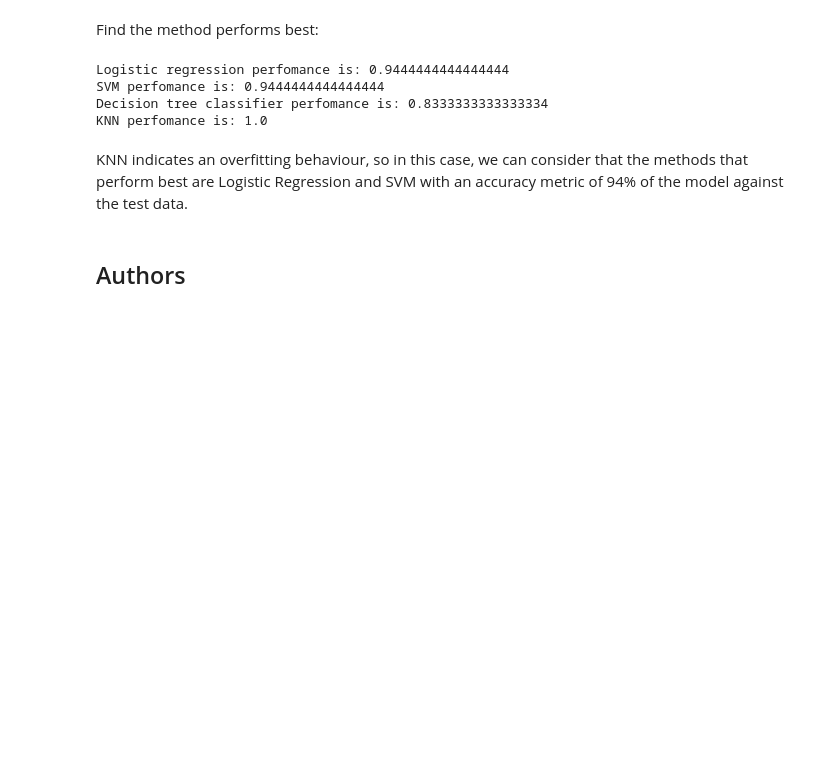
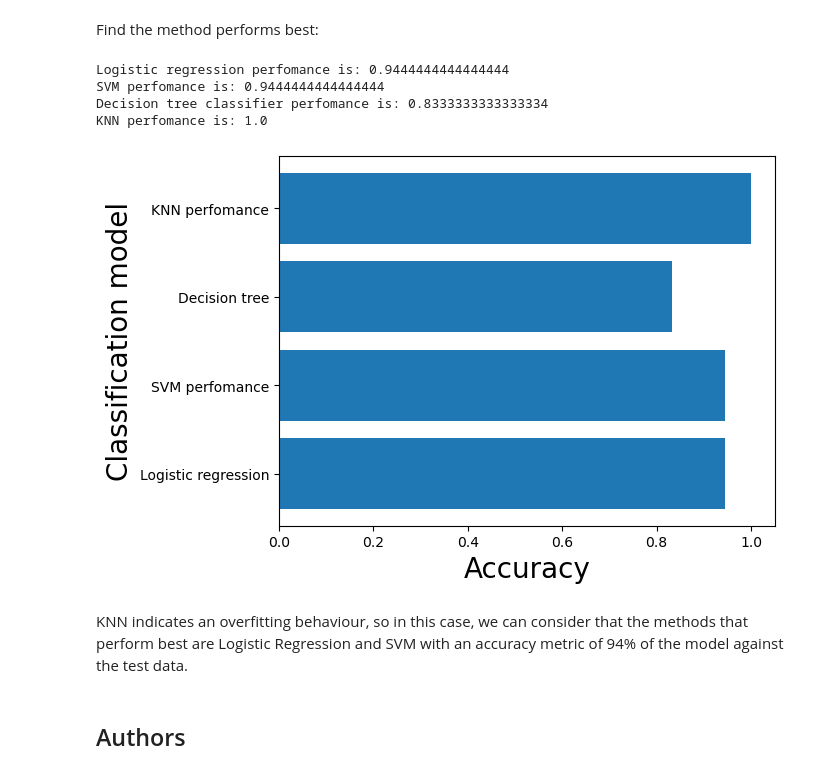
Before and after one commit to Lau397/DataScience_SpaceX, a Jupyter notebook: P7_SpaceX_Machine_Learning_Prediction.ipynb, the cells around one changed output. Cells and saved outputs as stored; diff of their text form; code cells hidden in the pictures; blank space fills up the shorter version.

Commit message:
Modified and fixed code in machine learning model, finished presentations

```diff
--- a/P7_SpaceX_Machine_Learning_Prediction.ipynb
+++ b/P7_SpaceX_Machine_Learning_Prediction.ipynb
@@ -273,7 +273,7 @@ Create a decision tree classifier object then  create a  <code>GridSearchCV</cod
 parameters = {'criterion': ['gini', 'entropy'],
      'splitter': ['best', 'random'],
      'max_depth': [2*n for n in range(1,10)],
-     'max_features': ['auto', 'sqrt'],
+     'max_features': ['sqrt'],
      'min_samples_leaf': [1, 2, 4],
      'min_samples_split': [2, 5, 10]}
 
@@ -321,7 +321,7 @@ parameters = {'n_neighbors': [1, 2, 3, 4, 5, 6, 7, 8, 9, 10],
 
 KNN = KNeighborsClassifier()
 # %%
-knn_cv = GridSearchCV(KNN, parameters, cv = 10)
+knn_cv = GridSearchCV(KNN, parameters, cv = 5)
 # %%
 knn_cv.fit(X_test, Y_test)
 # %% [output]
@@ -364,6 +364,16 @@ Logistic regression perfomance is: 0.9444444444444444
 SVM perfomance is: 0.9444444444444444
 Decision tree classifier perfomance is: 0.8333333333333334
 KNN perfomance is: 1.0
+# %%
+classif_model = ["Logistic regression", "SVM perfomance", "Decision tree", "KNN perfomance"]
+model_score = [logreg_cv.score(X_test, Y_test), svm_cv.score(X_test, Y_test), tree_cv.score(X_test, Y_test), knn_cv.score(X_test, Y_test)]
+
+plt.barh(y = classif_model, width = model_score, data = model_score)
+plt.xlabel("Accuracy",fontsize=20)
+plt.ylabel("Classification model",fontsize=20)
+plt.show()
+# %% [output]
+[figure, added]
 # %% [markdown]
 KNN indicates an overfitting behaviour, so in this case, we can consider that the methods that perform best are Logistic Regression and SVM with an accuracy metric of 94% of the model against the test data.
 # %% [markdown]
```
Also changed, not shown: parts of 10 cells of this notebook, 2 other files.
